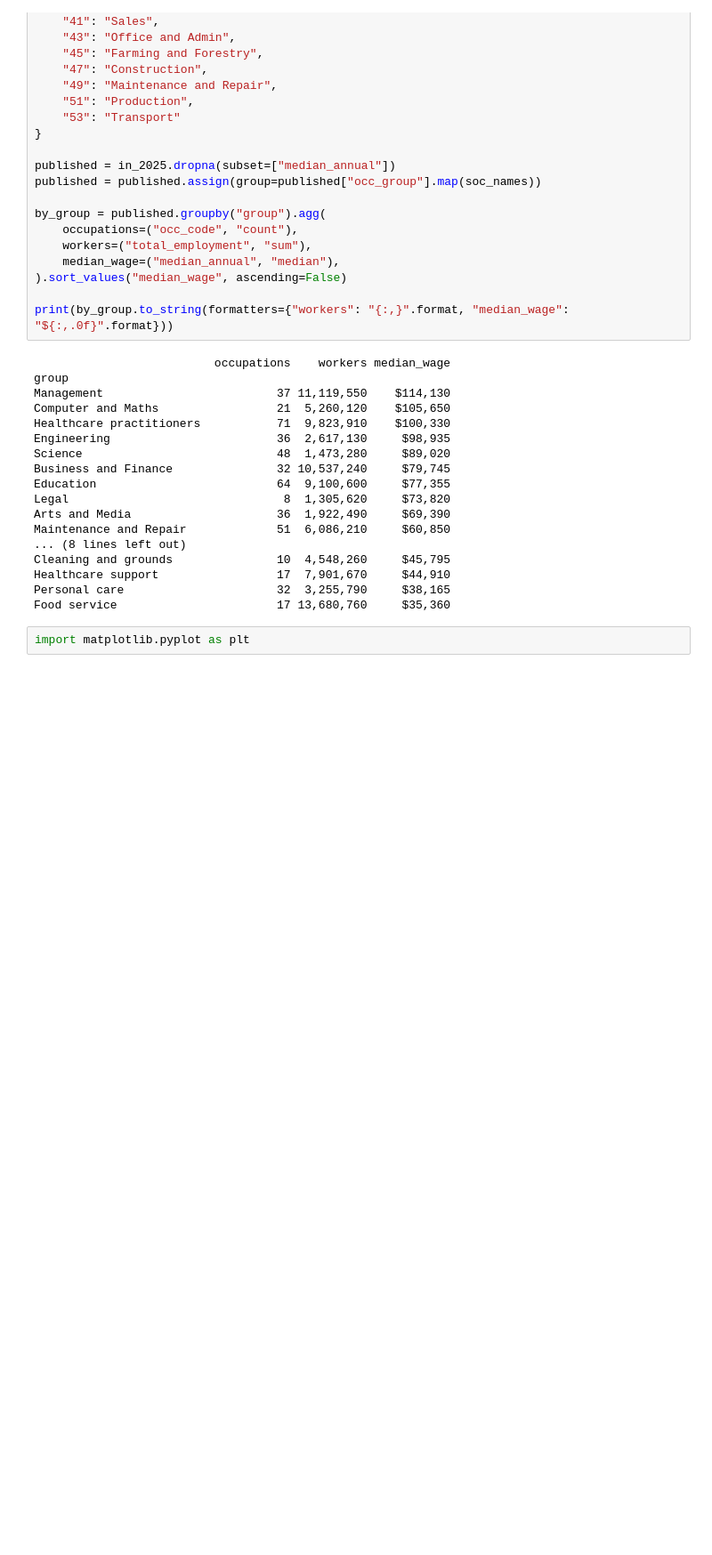
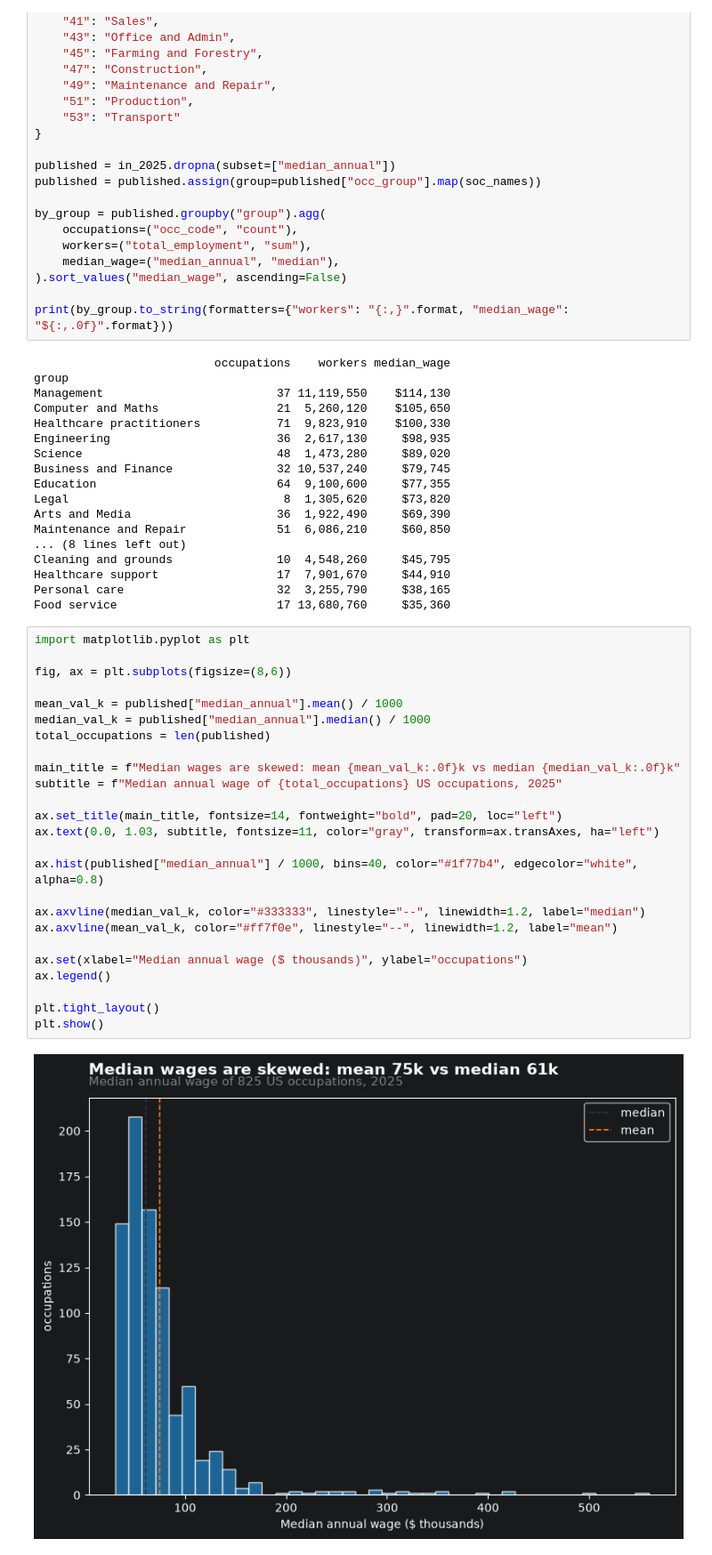
Before and after one commit to snabxo/malarz, a Jupyter notebook: src/notebooks/01_python.ipynb, the cells around one changed output. Shown at 89% size. Drawn from its saved outputs; the diff is of its cells as text; blank space fills up the shorter version.

```diff
--- a/src/notebooks/01_python.ipynb
+++ b/src/notebooks/01_python.ipynb
@@ -570,3 +567,28 @@ Personal care                      32  3,255,790     $38,165
 Food service                       17 13,680,760     $35,360
 # %%
 import matplotlib.pyplot as plt
+
+fig, ax = plt.subplots(figsize=(8,6))
+
+mean_val_k = published["median_annual"].mean() / 1000
+median_val_k = published["median_annual"].median() / 1000
+total_occupations = len(published)
+
+main_title = f"Median wages are skewed: mean {mean_val_k:.0f}k vs median {median_val_k:.0f}k"
+subtitle = f"Median annual wage of {total_occupations} US occupations, 2025"
+
+ax.set_title(main_title, fontsize=14, fontweight="bold", pad=20, loc="left")
+ax.text(0.0, 1.03, subtitle, fontsize=11, color="gray", transform=ax.transAxes, ha="left")
+
+ax.hist(published["median_annual"] / 1000, bins=40, color="#1f77b4", edgecolor="white", alpha=0.8)
+
+ax.axvline(median_val_k, color="#333333", linestyle="--", linewidth=1.2, label="median")
+ax.axvline(mean_val_k, color="#ff7f0e", linestyle="--", linewidth=1.2, label="mean")
+
+ax.set(xlabel="Median annual wage ($ thousands)", ylabel="occupations")
+ax.legend()
+
+plt.tight_layout()
+plt.show()
+# %% [output]
+[figure, added]
```
Also changed, not shown: parts of 1 cell of this notebook.
